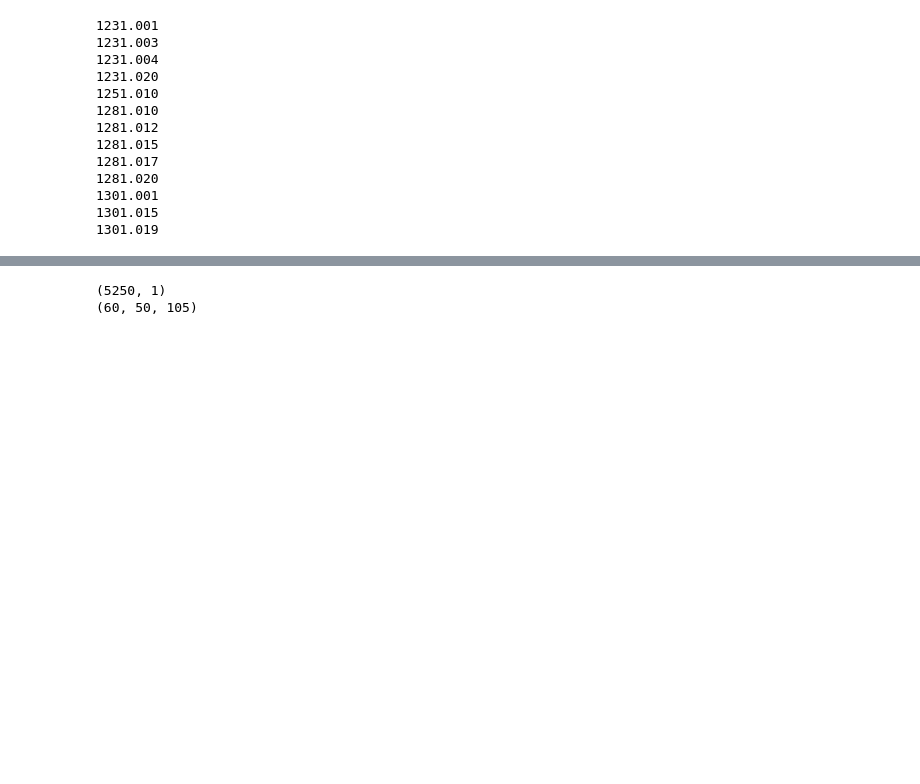
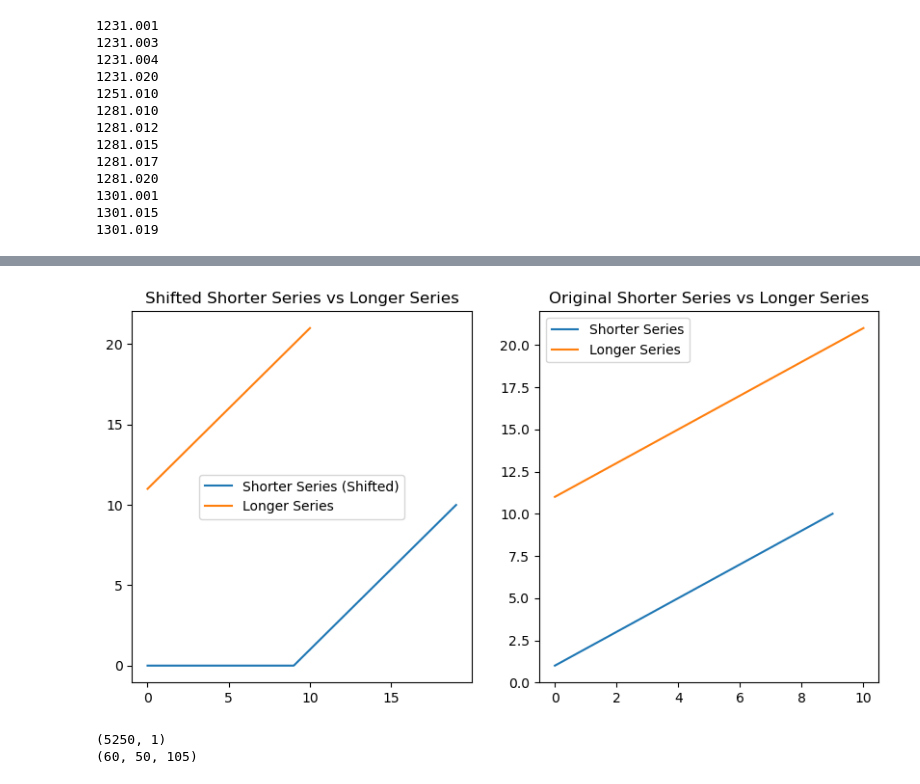
Before and after one commit to inagler/current, a Jupyter notebook: NAO.ipynb, the cells around one changed output, grey strips where cells are left out. Cells and saved outputs as stored; diff of their text form; code cells hidden in the pictures; blank space fills up the shorter version.

```diff
--- a/NAO.ipynb
+++ b/NAO.ipynb
@@ -280,3 +317,28 @@ for file in psl_files:
+# %%
+# Example time series data
+shorter_series = np.array([1, 2, 3, 4, 5, 6, 7, 8, 9, 10])  # Shorter by 10 steps
+longer_series = np.array([11, 12, 13, 14, 15, 16, 17, 18, 19, 20, 21])  # Longer
+
+# Shift the shorter series forward by 10 steps
+shifted_shorter_series = np.concatenate((np.zeros(10), shorter_series))
+
+# Plotting
+plt.figure(figsize=(10, 5))
+plt.subplot(1, 2, 1)
+plt.plot(shifted_shorter_series, label='Shorter Series (Shifted)')
+plt.plot(longer_series, label='Longer Series')
+plt.title('Shifted Shorter Series vs Longer Series')
+plt.legend()
+
+plt.subplot(1, 2, 2)
+plt.plot(shorter_series, label='Shorter Series')
+plt.plot(longer_series, label='Longer Series')
+plt.title('Original Shorter Series vs Longer Series')
+plt.legend()
+
+plt.show()
+# %% [output]
+[figure, added]
 # %%
 def EOF(data, weights):
 
```
Also changed, not shown: parts of 6 cells of this notebook.
